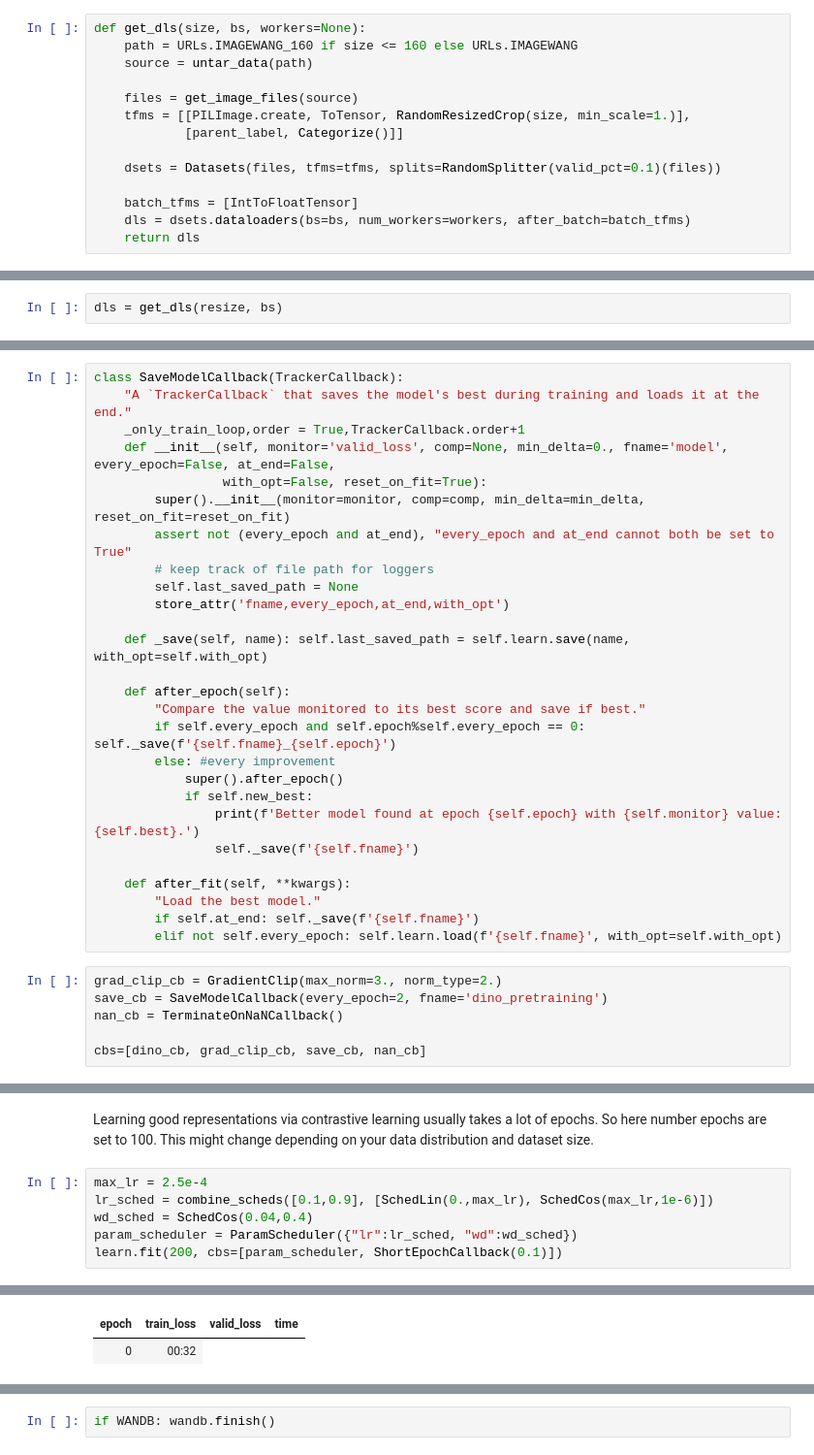
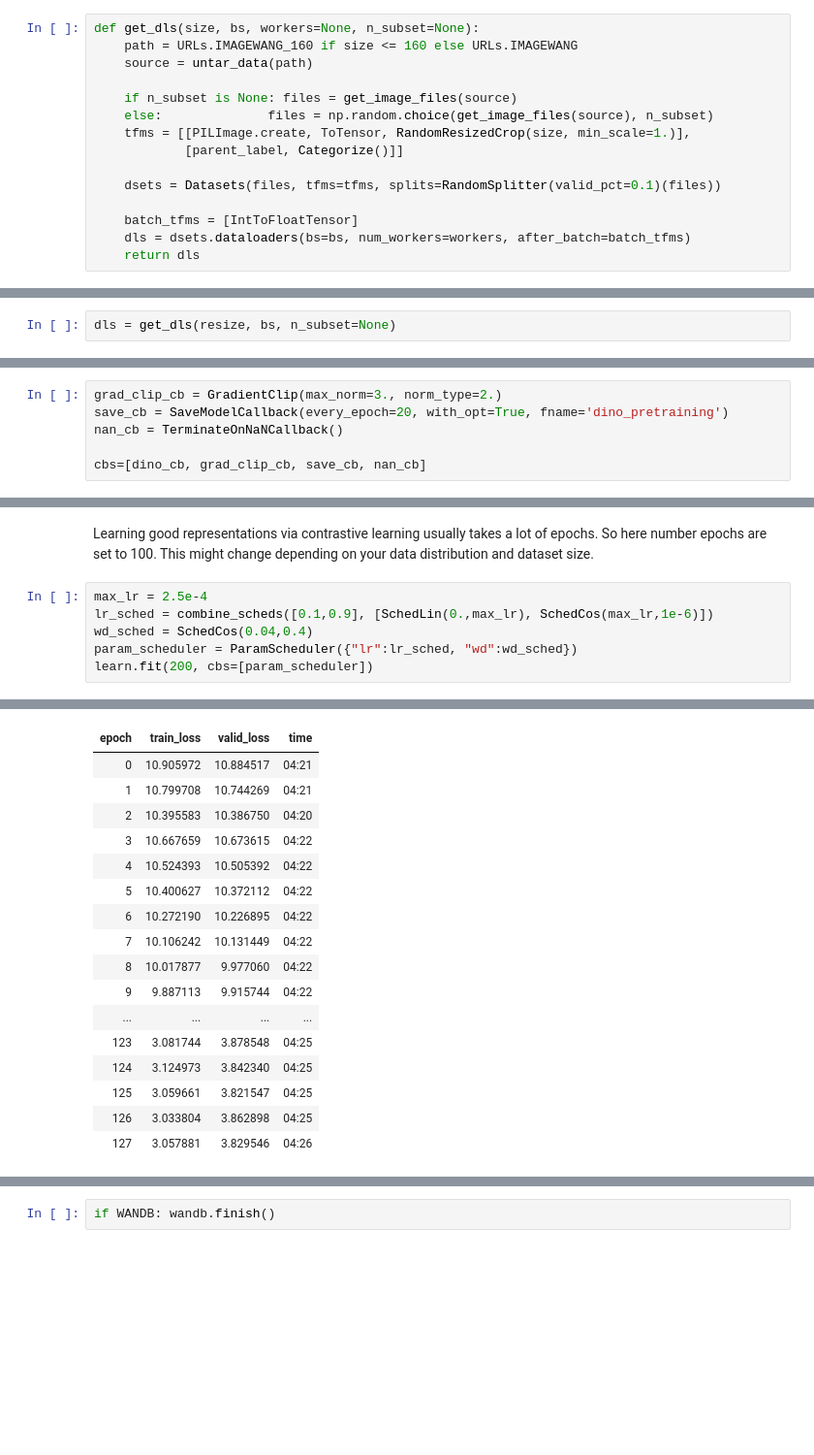
Before and after one commit to KeremTurgutlu/self_supervised, a Jupyter notebook: examples/vision/06 - training_dino_iwang.ipynb, the cells around one changed output, grey strips where cells are left out. Shown at 97% size. Cells and saved outputs as stored; diff of their text form; blank space fills up the shorter version.

```diff
--- a/examples/vision/06 - training_dino_iwang.ipynb
+++ b/examples/vision/06 - training_dino_iwang.ipynb
@@ -31,11 +31,12 @@ In this notebook we will take a look at [ImageWang](https://github.com/fastai/im
 # %% [markdown]
 ## Pretraining
 # %%
-def get_dls(size, bs, workers=None):
+def get_dls(size, bs, workers=None, n_subset=None):
     path = URLs.IMAGEWANG_160 if size <= 160 else URLs.IMAGEWANG
     source = untar_data(path)
 
-    files = get_image_files(source)
+    if n_subset is None: files = get_image_files(source)
+    else:              files = np.random.choice(get_image_files(source), n_subset)
     tfms = [[PILImage.create, ToTensor, RandomResizedCrop(size, min_scale=1.)],
             [parent_label, Categorize()]]
 
@@ -79,7 +80,7 @@ Run data is saved locally in /home/code-base/extra_space/self_supervised/example
 # %% [markdown]
 Initialize the Dataloaders using the function above.
 # %%
-dls = get_dls(resize, bs)
+dls = get_dls(resize, bs, n_subset=None)
 # %% [markdown]
 Next step is perhaps the most critical step for achieving good results on a custom problem - data augmentation. For this, we will use utility function from `self_supervised.vision.simclr.get_simclr_aug_pipelines` but you can also use your own list of Pipeline augmentations. `self_supervised.vision.simclr.get_moco_aug_pipelines`should be enough for most of the cases since under the hood it uses `self_supervised.augmentations.get_multi_aug_pipelines` and `self_supervised.augmentations.get_batch_augs`. You can do shift+tab and see all the arguments that can be passed to `get_simclr_aug_pipelines`. You can simply pass anything that you could pass to `get_batch_augs` including custom `xtra_tfms`.
 # %% [markdown]
@@ -107,36 +136,9 @@ dino_cb = DINO(aug_pipelines=aug_pipelines,
                tpt_end=0.04,
                tpt_warmup_pct=0.,
                freeze_last_layer=1)
-# %%
-class SaveModelCallback(TrackerCallback):
-    "A `TrackerCallback` that saves the model's best during training and loads it at the end."
-    _only_train_loop,order = True,TrackerCallback.order+1
-    def __init__(self, monitor='valid_loss', comp=None, min_delta=0., fname='model', every_epoch=False, at_end=False,
-                 with_opt=False, reset_on_fit=True):
-        super().__init__(monitor=monitor, comp=comp, min_delta=min_delta, reset_on_fit=reset_on_fit)
-        assert not (every_epoch and at_end), "every_epoch and at_end cannot both be set to True"
-        # keep track of file path for loggers
-        self.last_saved_path = None
-        store_attr('fname,every_epoch,at_end,with_opt')
-
-    def _save(self, name): self.last_saved_path = self.learn.save(name, with_opt=self.with_opt)
-
-    def after_epoch(self):
-        "Compare the value monitored to its best score and save if best."
-        if self.every_epoch and self.epoch%self.every_epoch == 0: self._save(f'{self.fname}_{self.epoch}')
-        else: #every improvement
-            super().after_epoch()
-            if self.new_best:
-                print(f'Better model found at epoch {self.epoch} with {self.monitor} value: {self.best}.')
-                self._save(f'{self.fname}')
-
-    def after_fit(self, **kwargs):
-        "Load the best model."
-        if self.at_end: self._save(f'{self.fname}')
-        elif not self.every_epoch: self.learn.load(f'{self.fname}', with_opt=self.with_opt)
 # %%
 grad_clip_cb = GradientClip(max_norm=3., norm_type=2.)
-save_cb = SaveModelCallback(every_epoch=2, fname='dino_pretraining')
+save_cb = SaveModelCallback(every_epoch=20, with_opt=True, fname='dino_pretraining')
 nan_cb = TerminateOnNaNCallback()
 
 cbs=[dino_cb, grad_clip_cb, save_cb, nan_cb]
@@ -167,5 +169,5 @@ max_lr = 2.5e-4
 lr_sched = combine_scheds([0.1,0.9], [SchedLin(0.,max_lr), SchedCos(max_lr,1e-6)])
 wd_sched = SchedCos(0.04,0.4)
 param_scheduler = ParamScheduler({"lr":lr_sched, "wd":wd_sched})
-learn.fit(200, cbs=[param_scheduler, ShortEpochCallback(0.1)])
+learn.fit(200, cbs=[param_scheduler])
 # %% [output]
@@ -173,2 +175,17 @@ learn.fit(200, cbs=[param_scheduler, ShortEpochCallback(0.1)])
 | epoch | train_loss | valid_loss | time |
-| 0 | 00:32 |
+| 0 | 10.905972 | 10.884517 | 04:21 |
+| 1 | 10.799708 | 10.744269 | 04:21 |
+| 2 | 10.395583 | 10.386750 | 04:20 |
+| 3 | 10.667659 | 10.673615 | 04:22 |
+| 4 | 10.524393 | 10.505392 | 04:22 |
+| 5 | 10.400627 | 10.372112 | 04:22 |
+| 6 | 10.272190 | 10.226895 | 04:22 |
+| 7 | 10.106242 | 10.131449 | 04:22 |
+| 8 | 10.017877 | 9.977060 | 04:22 |
+| 9 | 9.887113 | 9.915744 | 04:22 |
+| ... | ... | ... | ... |
+| 123 | 3.081744 | 3.878548 | 04:25 |
+| 124 | 3.124973 | 3.842340 | 04:25 |
+| 125 | 3.059661 | 3.821547 | 04:25 |
+| 126 | 3.033804 | 3.862898 | 04:25 |
+| 127 | 3.057881 | 3.829546 | 04:26 |
```
Also changed, not shown: parts of 30 cells of this notebook, 2 other files.
